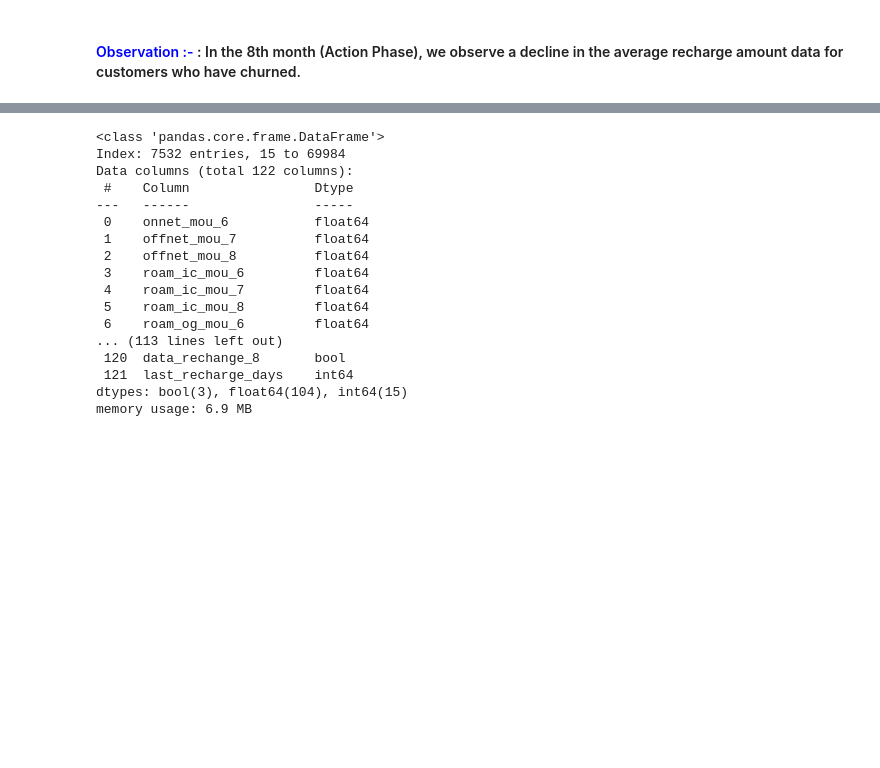
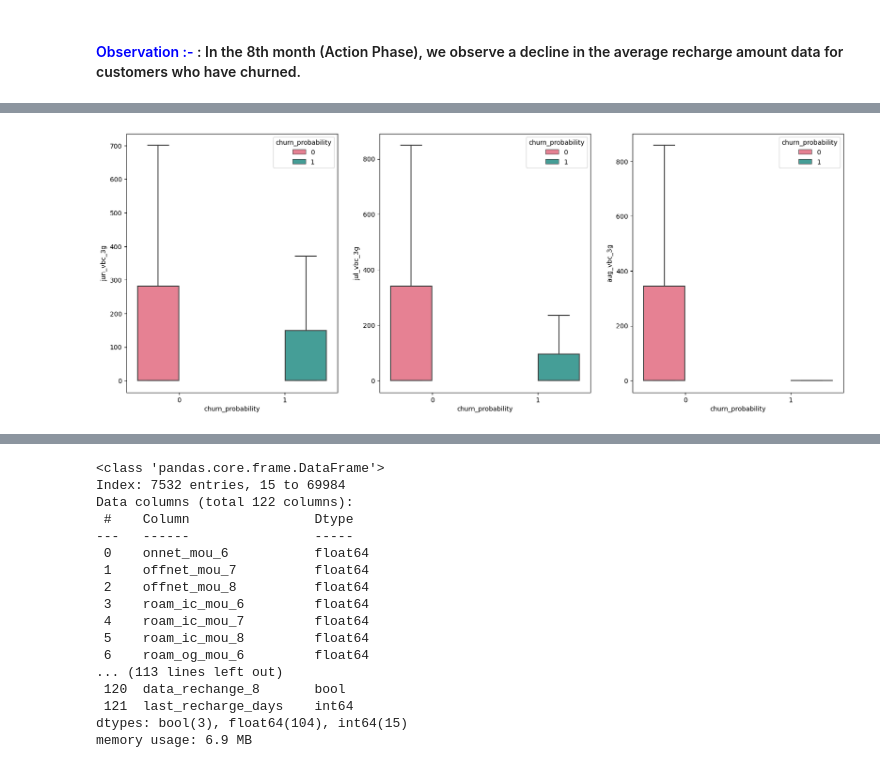
Before and after one commit to Anki0812/Telecom_Churn, a Jupyter notebook: ankita-mayur_V11.ipynb, the cells around one changed output, grey strips where cells are left out. Cells and saved outputs as stored; diff of their text form; code cells hidden in the pictures; blank space fills up the shorter version.

```diff
--- a/ankita-mayur_V11.ipynb
+++ b/ankita-mayur_V11.ipynb
@@ -899,0 +916,17 @@ plot_box_chart('av_rech_amt_data')
+# %%
+# plot_box_chart('vbc_3g')
+
+plt.figure(figsize=(20,16))
+df = data
+plt.subplot(2,3,1)
+sns.boxplot(data=df, y="jun_vbc_3g",x="churn_probability",hue="churn_probability",
+            showfliers=False,palette=("husl"))
+plt.subplot(2,3,2)
+sns.boxplot(data=df, y="jul_vbc_3g",x="churn_probability",hue="churn_probability",
+            showfliers=False,palette=("husl"))
+plt.subplot(2,3,3)
+sns.boxplot(data=df, y="aug_vbc_3g",x="churn_probability",hue="churn_probability",
+            showfliers=False,palette=("husl"))
+plt.show()
+# %% [output]
+[figure, added]
```
Also changed, not shown: parts of 10 cells of this notebook.
